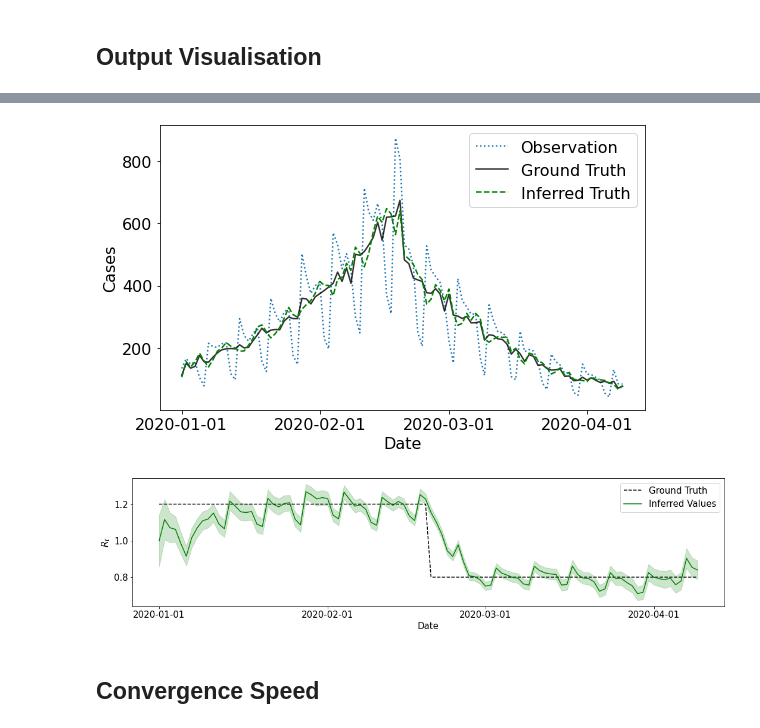
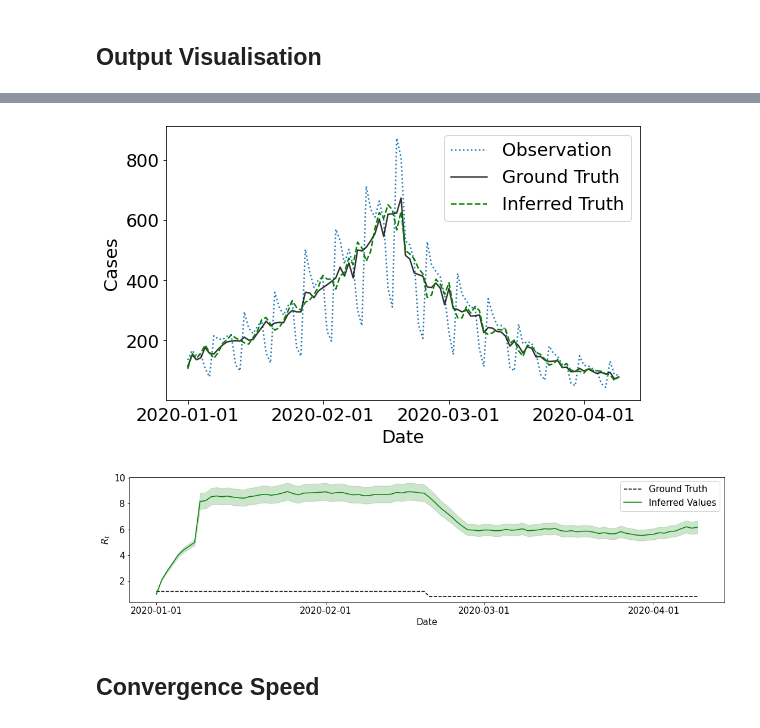
Before and after one commit to KCGallagher/periodic-sampling, a Jupyter notebook: periodic_sampling/fixed_bias_sampler.ipynb, the cells around one changed output, grey strips where cells are left out. Saved outputs shown, nothing was run; the diff lists cells and outputs as text; code cells hidden in the pictures.

Commit message:
normalised bias fixed reporting factor (#26)

```diff
--- a/periodic_sampling/fixed_bias_sampler.ipynb
+++ b/periodic_sampling/fixed_bias_sampler.ipynb
@@ -153,7 +153,7 @@ images_path = "synthetic_inference/stepped_R/scale_bias_model/"
 # %%
 # # Read in old dataset
 
-# output = pd.read_csv("../data/outputs/synth_inference_T_poisson_600_N0_100_R0_0.99_It_300_seed_32.csv")
+output = pd.read_csv("../data/outputs/scale_bias_model/normalised_bias/hidden_synth_inference_T_scale_100_N0_100_R0diff_0.2_It_1000000_seed_41.csv")
 # bias_method = 'scale'; time_steps = 600; N_0 = 100; R_0 = 0.99; step_num = 300; seed = 32
 # if 'R_t' in output.columns:  # Backward compatibility
 #     output['R_0'] = output['R_t']
@@ -163,7 +163,7 @@ images_path = "synthetic_inference/stepped_R/scale_bias_model/"
 # rep = Reporter(model.case_data, start_date=start_date)  # Start on Mon 6th for ease
 # truth_df = rep.unbiased_report(); bias_df = rep.fixed_bias_report(bias=bias, method=bias_method)
 
-# images_path = "synthetic_inference/stepped_R/multichain/variable_sampling_rate/"
+images_path = "synthetic_inference/stepped_R/scale_bias_model/normalised_bias/"
 # %% [markdown]
 ## Output Visualisation
 # %%
@@ -214,10 +214,10 @@ fig.patch.set_facecolor('white')  # Overrides VSCode dark mode default
 axs.set_xticks(axs.get_xticks()[::2]);
 plt.xlabel("Date"); plt.ylabel("Cases");
 plt.legend();  plt.tight_layout()
-# plt.savefig("../images/synthetic_inference/"
-#             + f"partial_reconstruction_{bias_method}_T_{time_steps}_N0_{N_0}_R0_{R_0}_It_{step_num}_seed_{seed}.png")
+plt.savefig(f"../images/{images_path}"
+            + f"partial_reconstruction_{bias_method}_T_{time_steps}_N0_{N_0}_R0_diff_{R0_diff}_It_{step_num}_seed_{seed}.png")
 # %% [output]
-[figure, old version]
+[figure, new version]
 # %%
 # axs = output.hist([name for name in output.columns if name.startswith('R_')], bins=40, figsize=(12, 5));
 
@@ -232,30 +232,30 @@ plt.legend();  plt.tight_layout()
 # %%
 plt.rcParams['font.size'] = '15'; interval_range = 90
 predicted_R = []; upper_R = []; lower_R = []
 percentile = (100-interval_range) / 2
 
 
 if ('R_1' in output.columns):
     for index in range(0, time_steps):
         predicted_R.append(np.mean(output['R_' + str(index)]))
         upper_R.append(np.percentile(output['R_' + str(index)], 100-percentile))
         lower_R.append(np.percentile(output['R_' + str(index)], percentile))
 
     # Plot bias in data
     fig, ax = plt.subplots(1, figsize=(15, 4))
 
     ax.plot(truth_df['Date'], R0_list, color='black', label = 'Ground Truth', linestyle = 'dashed')
     ax.plot(truth_df['Date'], predicted_R, color='green', label = 'Inferred Values')
     ax.fill_between(truth_df['Date'], lower_R, upper_R, color = 'green', alpha=0.2)
 
     ax.set_xticks(ax.get_xticks()[::2]);
     fig.patch.set_facecolor('white')  # Overrides VSCode dark mode default
     plt.xlabel("Date"); plt.ylabel("$R_{t}$")
     plt.legend(); plt.tight_layout()
-    # plt.savefig(f"../images/{images_path}"
-    #             + f"Rt_reconstruction_{bias_method}_T_{time_steps}_N0_{N_0}_R0diff_{R0_diff}_It_{step_num}_seed_{seed}.png")
+    plt.savefig(f"../images/{images_path}"
+                + f"Rt_reconstruction_{bias_method}_T_{time_steps}_N0_{N_0}_R0diff_{R0_diff}_It_{step_num}_seed_{seed}.png")
 # %% [output]
-[figure, old version]
+[figure, new version]
 # %% [markdown]
 ## Convergence Speed
 # %%
```
Also changed, not shown: parts of 7 cells of this notebook, 4 other files.
